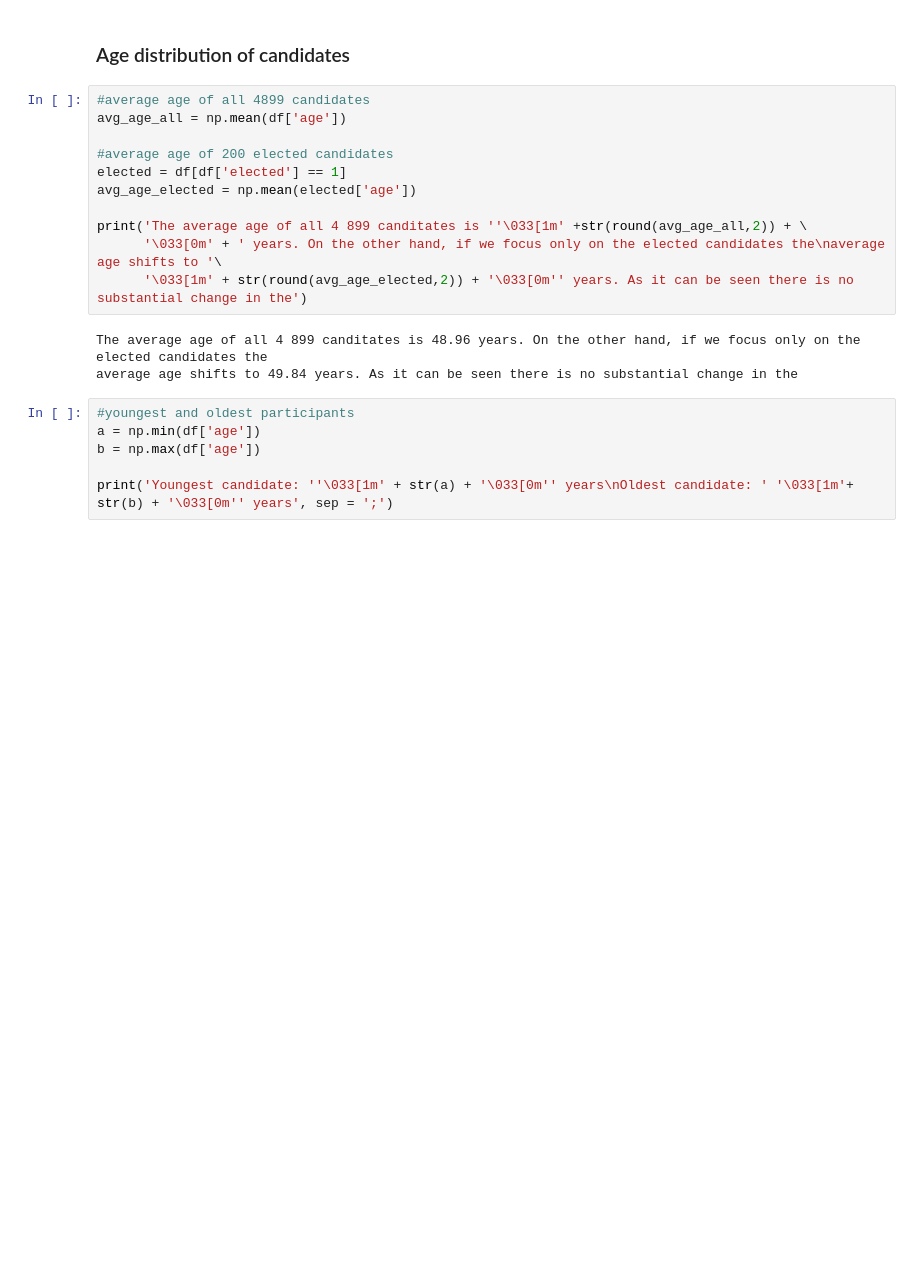
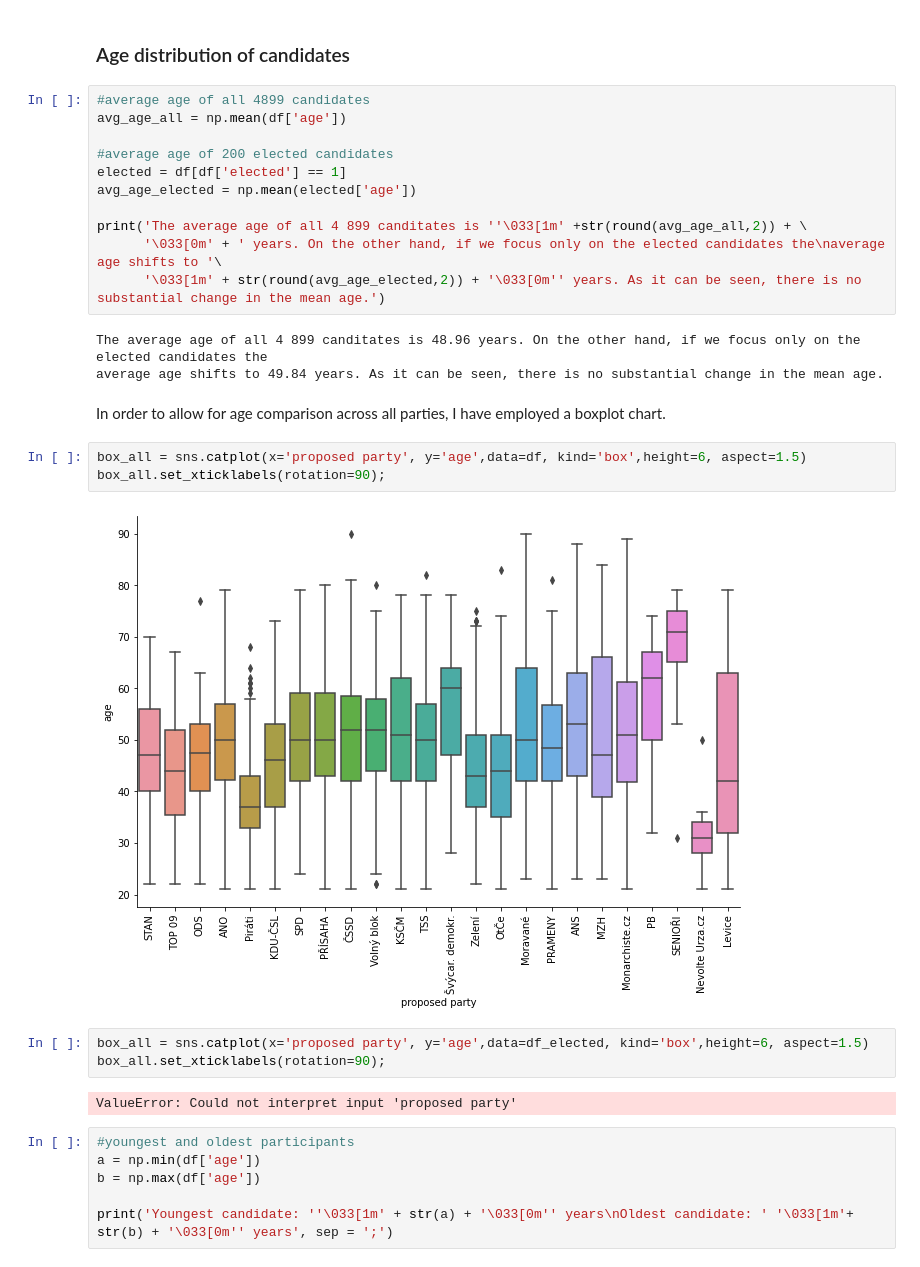
Before and after one commit to P33Rview/PortRepo, a Jupyter notebook: CZ Election 2021.ipynb, the cells around one changed output. Saved outputs shown, nothing was run; the diff lists cells and outputs as text; blank space fills up the shorter version.

```diff
--- a/CZ Election 2021.ipynb
+++ b/CZ Election 2021.ipynb
@@ -161,10 +163,22 @@ avg_age_elected = np.mean(elected['age'])
 
 print('The average age of all 4 899 canditates is ''\033[1m' +str(round(avg_age_all,2)) + \
       '\033[0m' + ' years. On the other hand, if we focus only on the elected candidates the\naverage age shifts to '\
-      '\033[1m' + str(round(avg_age_elected,2)) + '\033[0m'' years. As it can be seen there is no substantial change in the')
+      '\033[1m' + str(round(avg_age_elected,2)) + '\033[0m'' years. As it can be seen, there is no substantial change in the mean age.')
 # %% [output]
 The average age of all 4 899 canditates is 48.96 years. On the other hand, if we focus only on the elected candidates the
-average age shifts to 49.84 years. As it can be seen there is no substantial change in the
+average age shifts to 49.84 years. As it can be seen, there is no substantial change in the mean age.
+# %% [markdown]
+In order to allow for age comparison across all parties, I have employed a boxplot chart.
+# %%
+box_all = sns.catplot(x='proposed party', y='age',data=df, kind='box',height=6, aspect=1.5)
+box_all.set_xticklabels(rotation=90);
+# %% [output]
+[figure, added]
+# %%
+box_all = sns.catplot(x='proposed party', y='age',data=df_elected, kind='box',height=6, aspect=1.5)
+box_all.set_xticklabels(rotation=90);
+# %% [output]
+ValueError: Could not interpret input 'proposed party'
 # %%
 #youngest and oldest participants
 a = np.min(df['age'])
```
Also changed, not shown: parts of 23 cells of this notebook.
